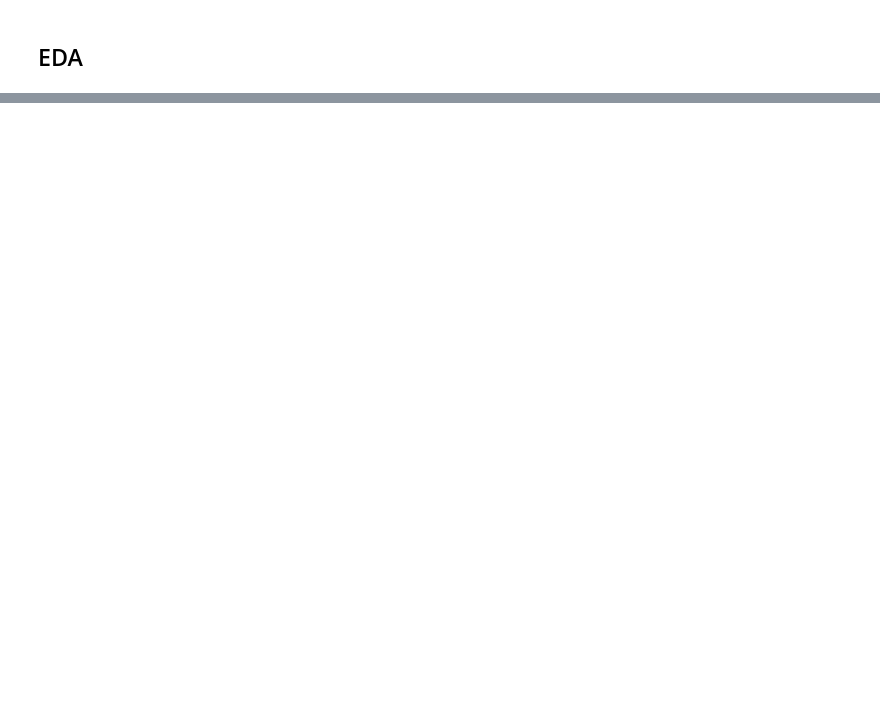
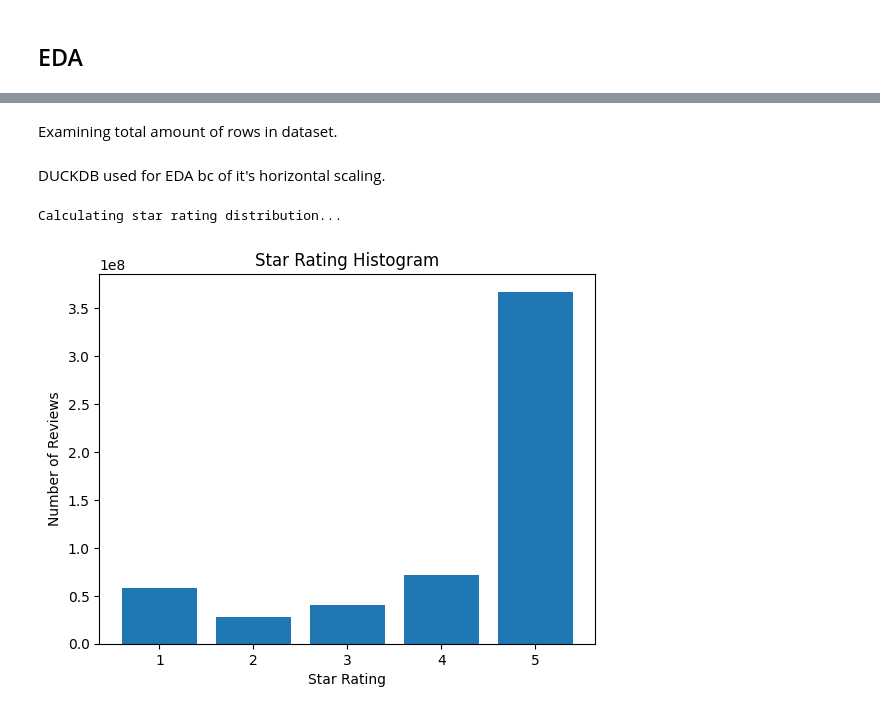
Before and after one commit to Enadiz76/Code, a Jupyter notebook: eda.ipynb, the cells around one changed output, grey strips where cells are left out. Saved outputs shown, nothing was run; the diff lists cells and outputs as text; code cells hidden in the pictures; blank space fills up the shorter version.

```diff
--- a/eda.ipynb
+++ b/eda.ipynb
@@ -324,0 +47,36 @@ else:
+# %% [markdown]
+Examining total amount of rows in dataset.
+# %%
+import duckdb
+import glob
+import os
+import pandas as pd
+import matplotlib.pyplot as plt
+
+CLEANED_DIR = "/root/deduped_mix"
+all_files = glob.glob(os.path.join(CLEANED_DIR, "*_merged.parquet"))
+
+# Connect once
+con = duckdb.connect()
+# %% [markdown]
+DUCKDB used for EDA bc of it's horizontal scaling.
+# %%
+print("Calculating star rating distribution...")
+
+star_rating_query = """
+    SELECT rating, COUNT(*) AS count
+    FROM read_parquet($files)
+    WHERE rating BETWEEN 1 AND 5
+    GROUP BY rating
+    ORDER BY rating
+"""
+star_ratings = con.execute(star_rating_query, {'files': all_files}).fetchdf()
+
+plt.bar(star_ratings['rating'], star_ratings['count'])
+plt.xlabel('Star Rating')
+plt.ylabel('Number of Reviews')
+plt.title('Star Rating Histogram')
+plt.show()
+# %% [output]
+Calculating star rating distribution...
+[figure, added]
```
Also changed, not shown: parts of 13 cells of this notebook, 5 other files.
